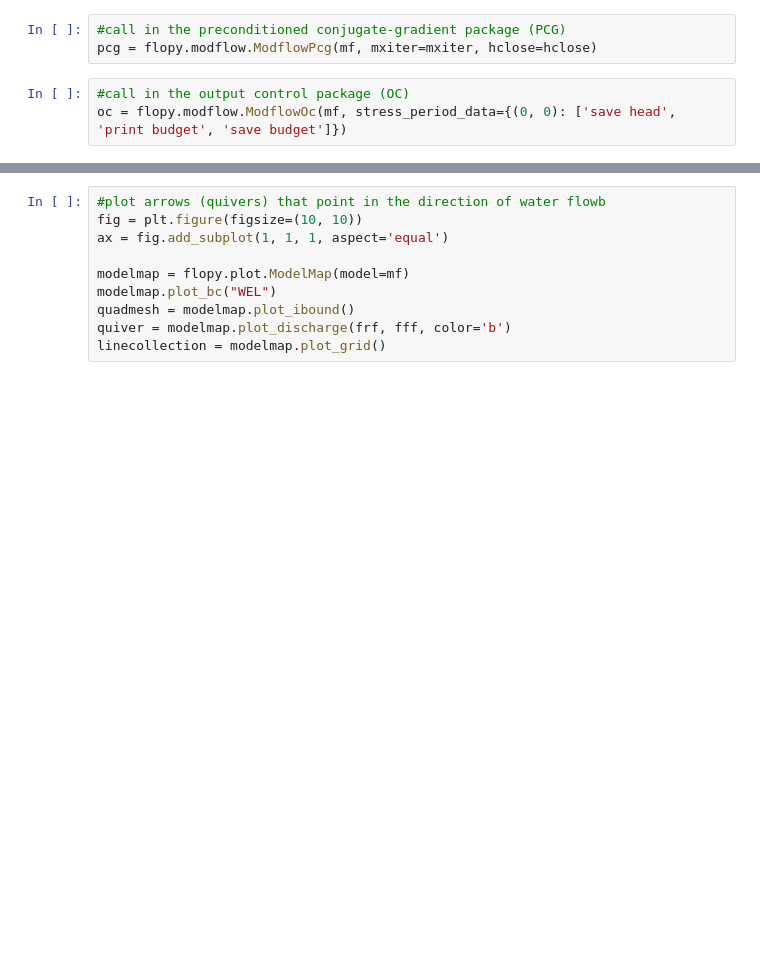
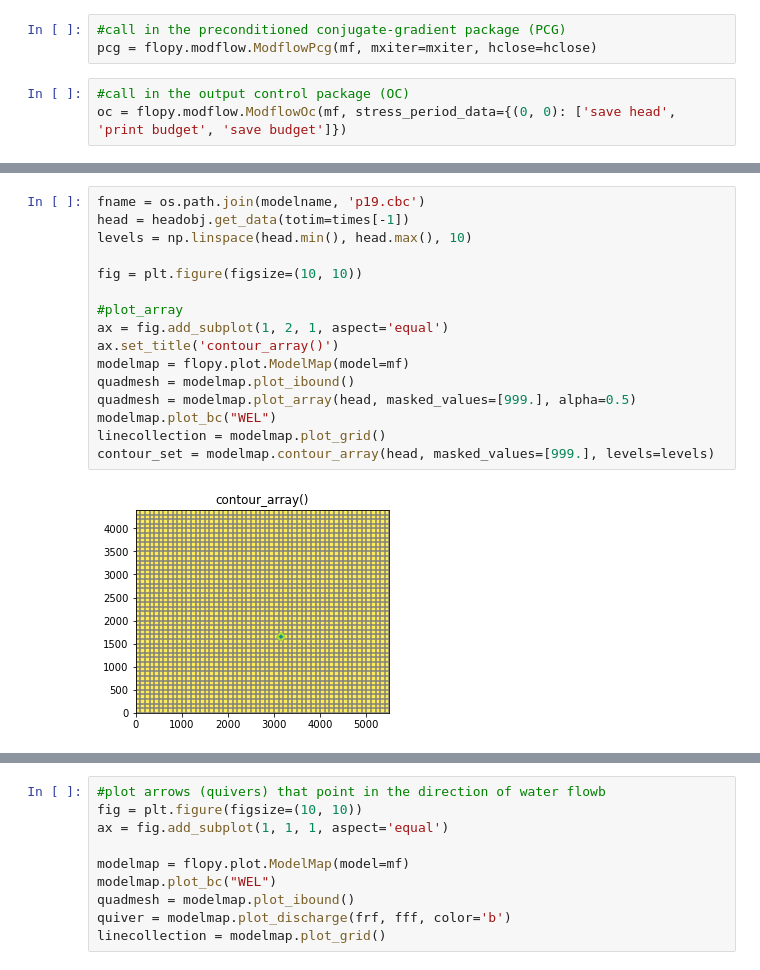
Before and after one commit to jordw22/modflow_epa, a Jupyter notebook: Notebooks/Problem 19 - Application of a Groundwater Flow Model to a Water Supply Problem.ipynb, the cells around one changed output, grey strips where cells are left out. Saved outputs shown, nothing was run; the diff lists cells and outputs as text; blank space fills up the shorter version.

```diff
--- a/Notebooks/Problem 19 - Application of a Groundwater Flow Model to a Water Supply Problem.ipynb
+++ b/Notebooks/Problem 19 - Application of a Groundwater Flow Model to a Water Supply Problem.ipynb
@@ -121,0 +187,18 @@ print(ts)
+# %%
+fname = os.path.join(modelname, 'p19.cbc')
+head = headobj.get_data(totim=times[-1])
+levels = np.linspace(head.min(), head.max(), 10)
+
+fig = plt.figure(figsize=(10, 10))
+
+#plot_array
+ax = fig.add_subplot(1, 2, 1, aspect='equal')
+ax.set_title('contour_array()')
+modelmap = flopy.plot.ModelMap(model=mf)
+quadmesh = modelmap.plot_ibound()
+quadmesh = modelmap.plot_array(head, masked_values=[999.], alpha=0.5)
+modelmap.plot_bc("WEL")
+linecollection = modelmap.plot_grid()
+contour_set = modelmap.contour_array(head, masked_values=[999.], levels=levels)
+# %% [output]
+[figure, added]
```
Also changed, not shown: parts of 18 cells of this notebook.
